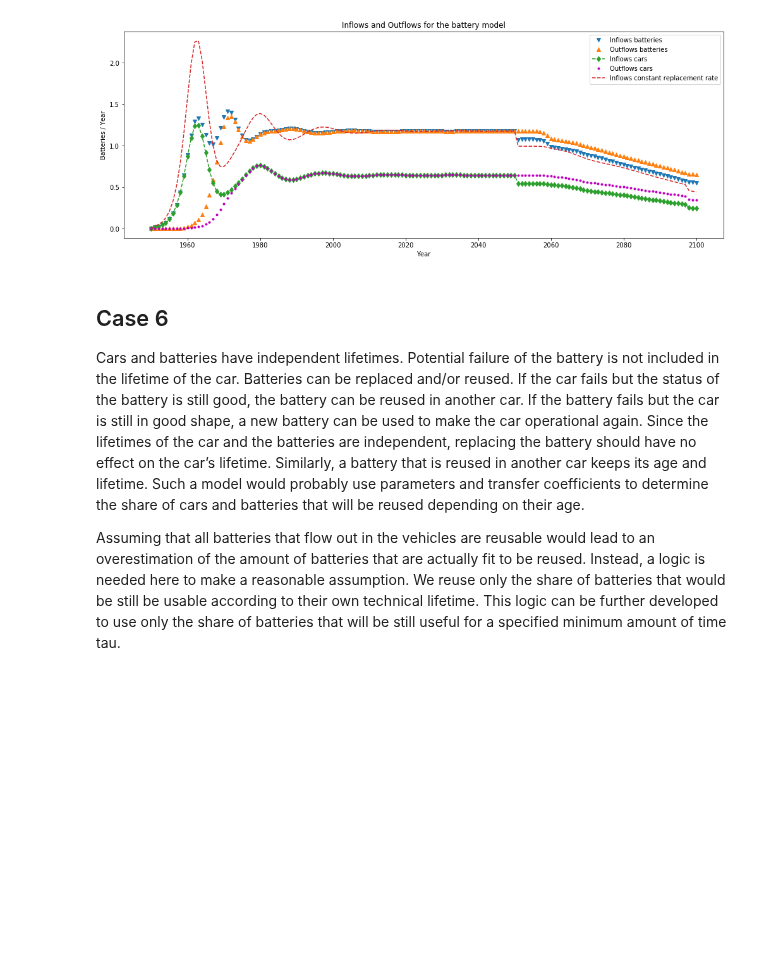
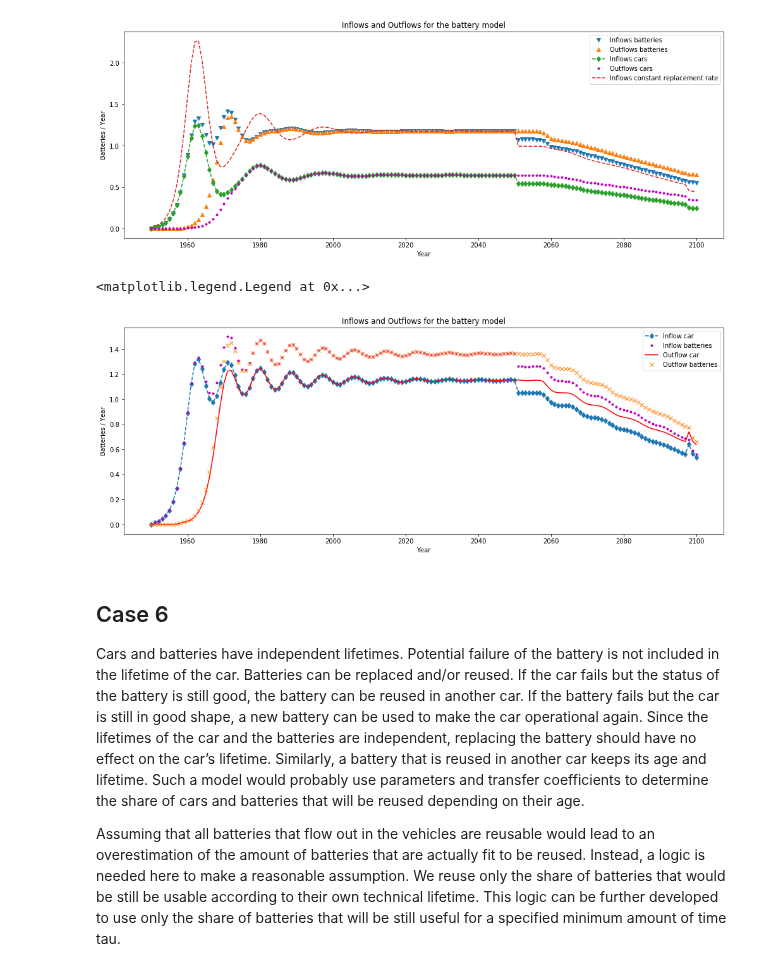
Before and after one commit to fernaag/product_component_model, a Jupyter notebook: generic_cohort_model.ipynb, the cells around one changed output. Drawn from its saved outputs; the diff is of its cells as text; code cells hidden in the pictures; blank space fills up the shorter version.

Commit message:
Added cases 1 to 5

```diff
--- a/generic_cohort_model.ipynb
+++ b/generic_cohort_model.ipynb
@@ -516,6 +502,25 @@ plt.legend(loc='best')
 # %% [output]
 <matplotlib.legend.Legend at 0x...>
 [figure]
+# %%
+import product_component_model as pcm
+Model = pcm.ProductComponentModel(t=time, s_pr=stock_cars, lt_pr={'Type': 'Normal', 'Mean':np.array([16]), 'StdDev': np.array([4])}, lt_cm={'Type': 'Normal', 'Mean':np.array([8]), 'StdDev': np.array([1])}, tau_pr=3)
+Model.case_5()
+# Inflows and Outflows for the battery model
+plt.figure(figsize=(17, 6))
+plt.plot(time, Model.i_pr, 'd--', label='Inflow car')
+plt.plot(time, Model.i_cm, 'm.', label='Inflow batteries')
+plt.plot(time, Model.oc_pr.sum(axis=1),'r', label='Outflow car')
+plt.plot(time, Model.oc_cm.sum(axis=1),'x', label='Outflow batteries')
+#plt.plot(time, Model4.oc_pr.sum(axis=1)+ Model4.oc_cm.sum(axis=1),'x', label='Outflow batteries')
+
+plt.title('Inflows and Outflows for the battery model')
+plt.xlabel('Year')
+plt.ylabel('Batteries / Year')
+plt.legend(loc='best')
+# %% [output]
+<matplotlib.legend.Legend at 0x...>
+[figure, added]
 # %% [markdown]
 ## Case 6
 Cars and batteries have independent lifetimes. Potential failure of the battery is not included in the lifetime of the car. Batteries can be replaced and/or reused. If the car fails but the status of the battery is still good, the battery can be reused in another car. If the battery fails but the car is still in good shape, a new battery can be used to make the car operational again. Since the lifetimes of the car and the batteries are independent, replacing the battery should have no effect on the car’s lifetime. Similarly, a battery that is reused in another car keeps its age and lifetime. Such a model would probably use parameters and transfer coefficients to determine the share of cars and batteries that will be reused depending on their age.
```
Also changed, not shown: parts of 1 cell of this notebook, 1 other file.
